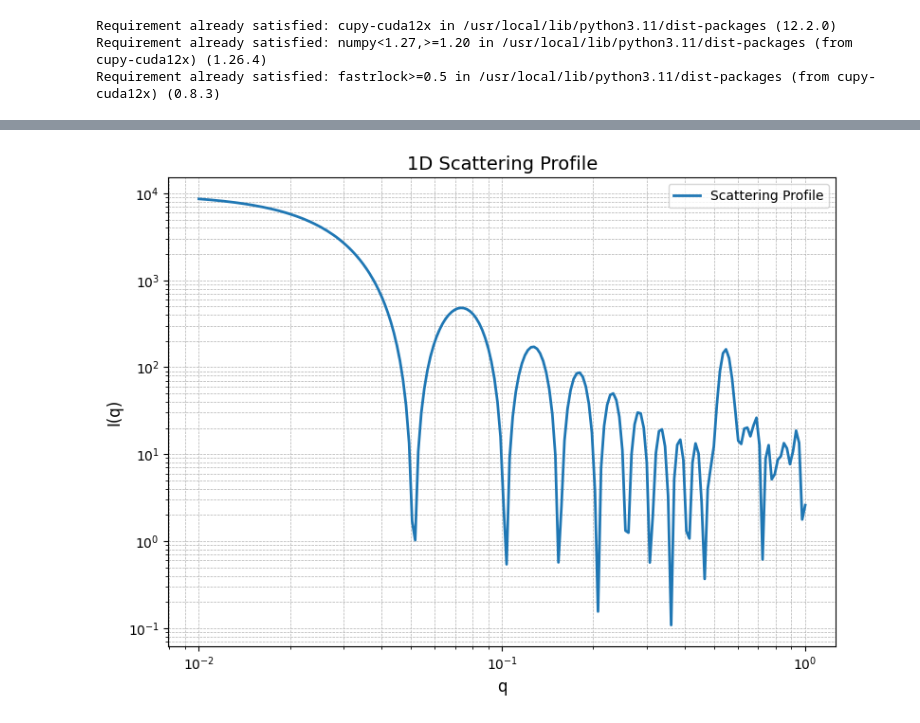
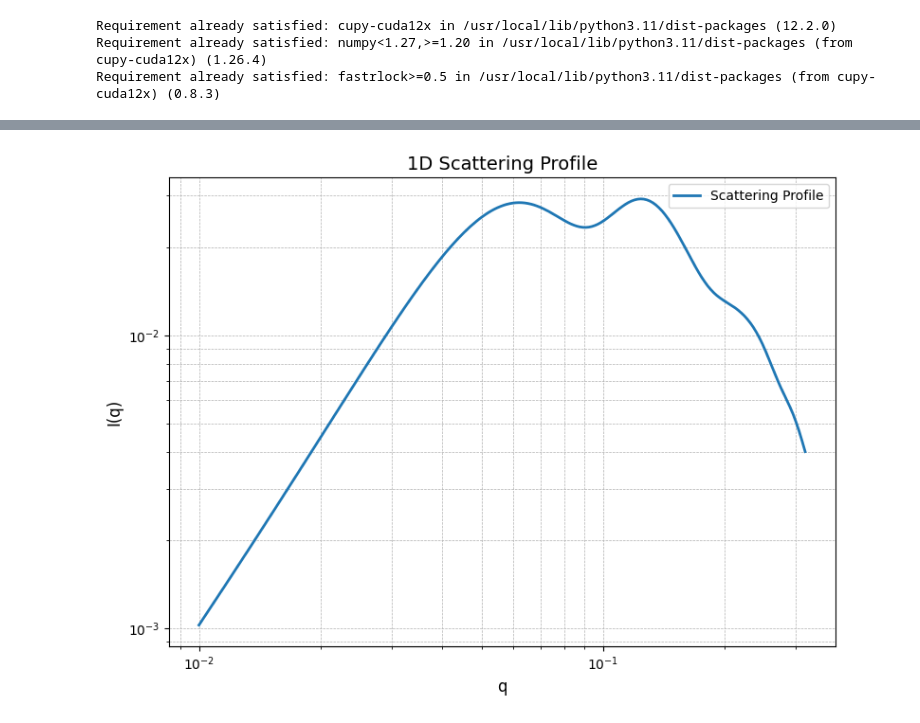
Before and after one commit to arthijayaraman-lab/CREASE-2D, a Jupyter notebook: CREASE Tutorials/Calculate_1D_Scattering_Profiles_from_3D_Structure.ipynb, the cells around one changed output, grey strips where cells are left out. Drawn from its saved outputs; the diff is of its cells as text; code cells hidden in the pictures.

```diff
--- a/CREASE Tutorials/Calculate_1D_Scattering_Profiles_from_3D_Structure.ipynb
+++ b/CREASE Tutorials/Calculate_1D_Scattering_Profiles_from_3D_Structure.ipynb
@@ -53,7 +53,7 @@ def single_loop_minus_box(qrange, len_box, box_shift, coords, apply_center_corre
     """
     Compute 1D scattering profile from 3D structure.
     """
-    points = cp.asarray(coords[0])  # shape (N, 3)
+    points = cp.asarray(coords)  # shape (N, 3)
     v_array = cp.asarray(fibonacci_sphere(total_points, direction).T)  # shape (3, total_points)
     q_range_cp = cp.asarray(qrange)
     if apply_center_correction:
@@ -155,14 +155,11 @@ if __name__ == '__main__':
     print(f"Box bounds:\n{box_bounds}")
     pts = np.column_stack((df['x'].values, df['y'].values, df['z'].values))
 
-    # Box dimensions and shift
-    boxdim = pd.read_csv(input_file, sep='\s+', header=None, skiprows=5, nrows=3)
-    boxdim = cp.array(boxdim.values)
-    len_box = boxdim[:, 1] - boxdim[:, 0]
+    len_box = box_bounds[:, 1] - box_bounds[:, 0]
     box_shift = len_box / 2.0
 
     # q_range
-    q_range = cp.logspace(-2, 0, 200)
+    q_range = cp.logspace(-2, -0.5, 200)
 
     # Compute scattering profile
     omega = single_loop_minus_box(q_range, len_box, box_shift, pts,apply_center_correction=False)
@@ -208,2 +205,2 @@ Elapsed time: 0.13508363400001144 seconds
 Finished processing /content/sample_scatterers.dump. Output saved to /content/output/sample_1D_profile.dump.
-[figure, old version]
+[figure, new version]
```
Also changed, not shown: parts of 1 cell of this notebook.
